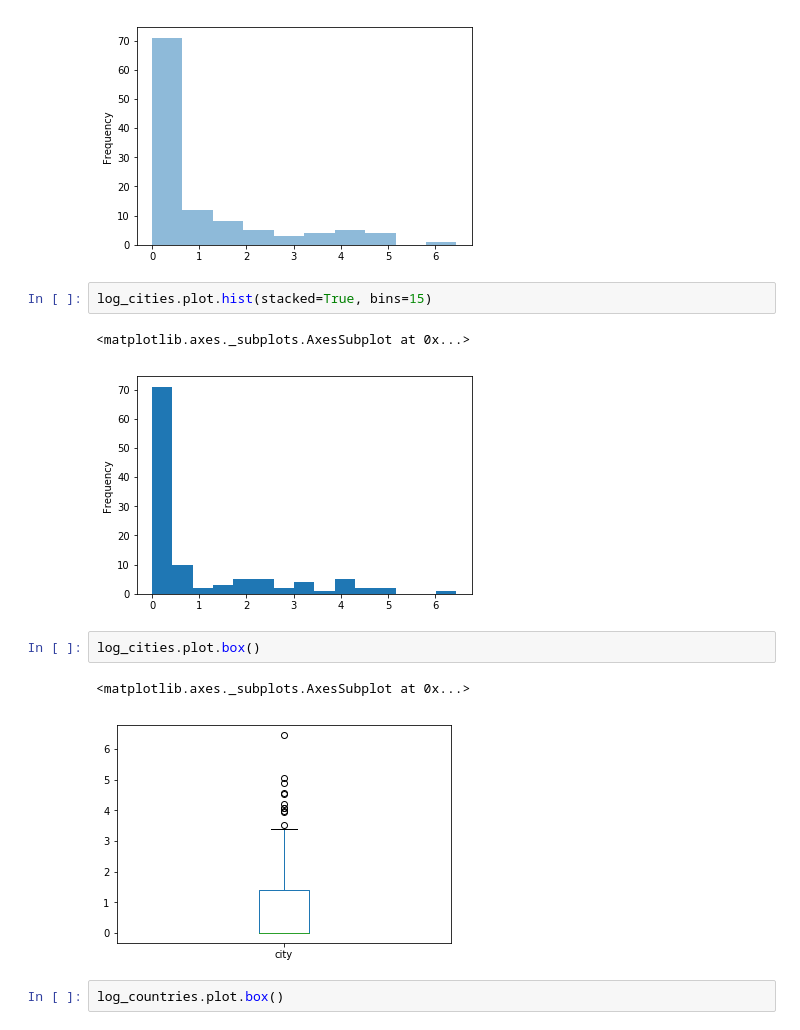
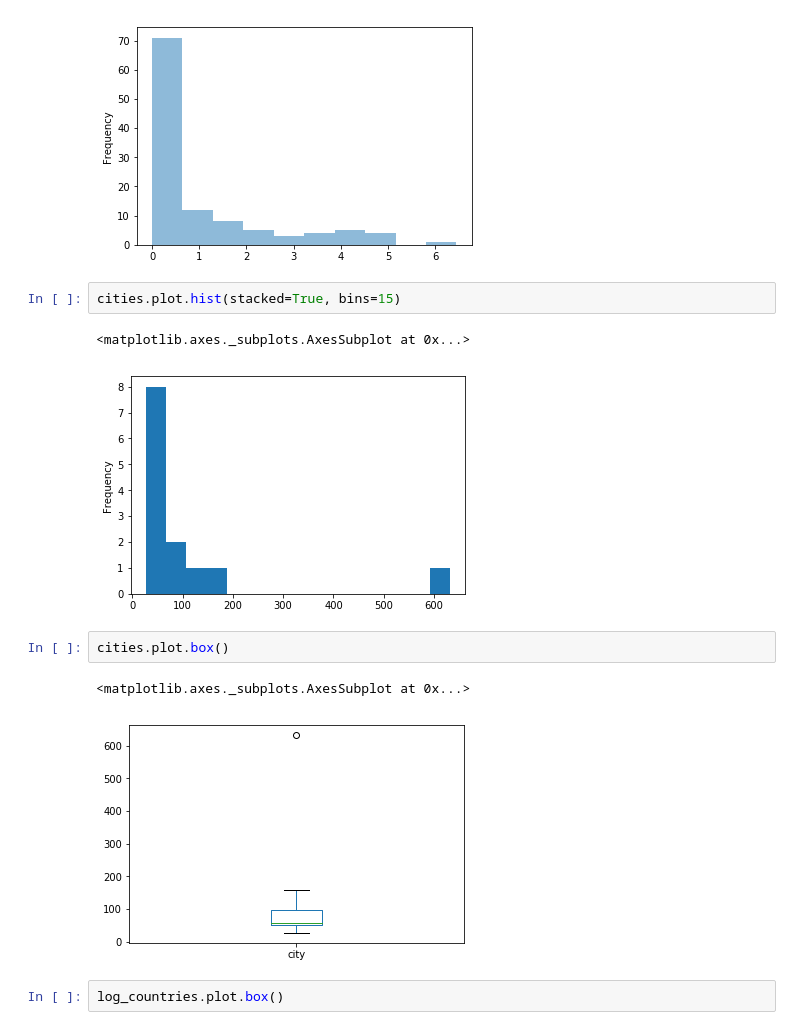
Before and after one commit to FRA228/ce599, a Jupyter notebook: 15-Data Viz 1/data-viz.ipynb, the cells around one changed output. Drawn from its saved outputs; the diff is of its cells as text.

```diff
--- a/15-Data Viz 1/data-viz.ipynb
+++ b/15-Data Viz 1/data-viz.ipynb
@@ -610,15 +621,15 @@ log_cities.plot.hist(alpha=0.5)
 <matplotlib.axes._subplots.AxesSubplot at 0x...>
 [figure]
 # %%
-log_cities.plot.hist(stacked=True, bins=15)
+cities.plot.hist(stacked=True, bins=15)
 # %% [output]
 <matplotlib.axes._subplots.AxesSubplot at 0x...>
-[figure, old version]
+[figure, new version]
 # %%
-log_cities.plot.box()
+cities.plot.box()
 # %% [output]
 <matplotlib.axes._subplots.AxesSubplot at 0x...>
-[figure, old version]
+[figure, new version]
 # %%
 log_countries.plot.box()
 # %% [output]
```
Also changed, not shown: parts of 2 cells of this notebook.
